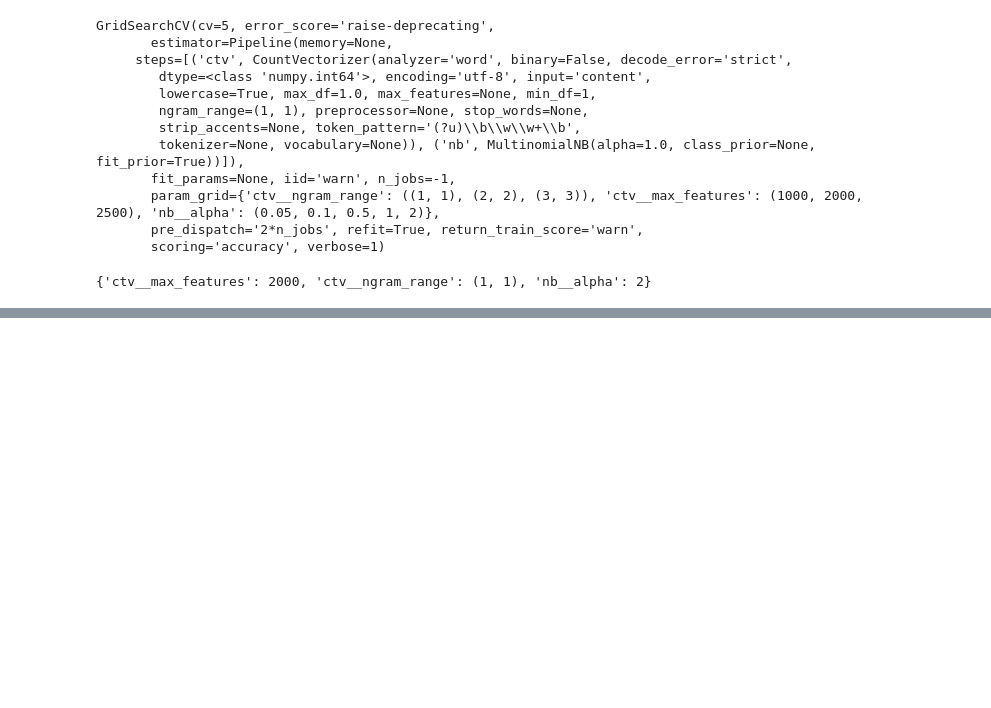
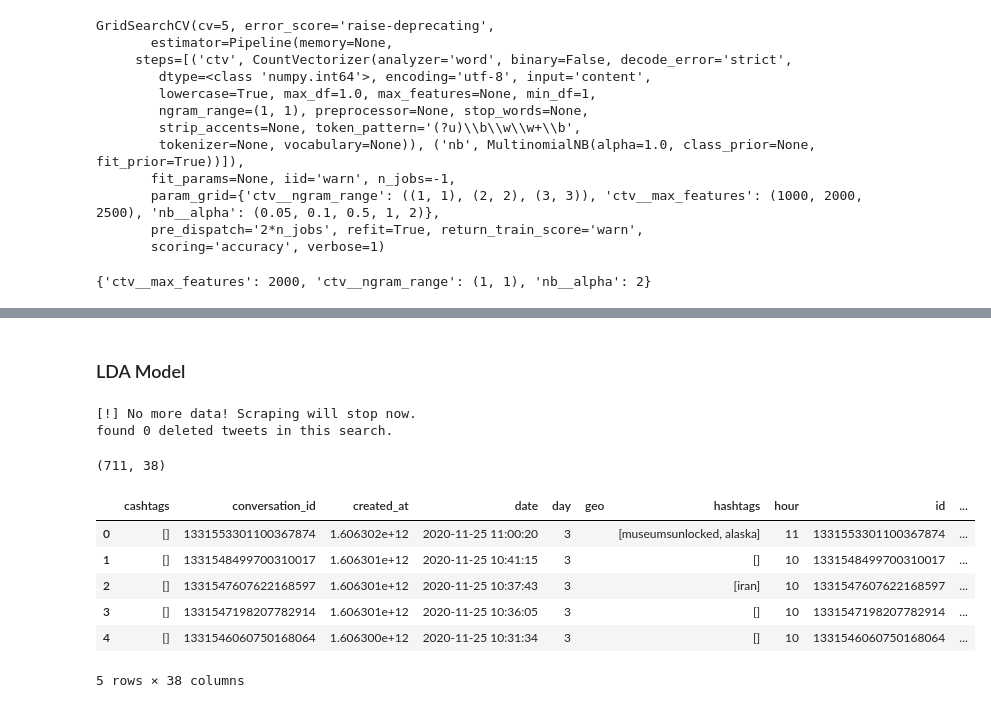
Before and after one commit to contatc2/green_mood_tracker, a Jupyter notebook: notebooks/thomasgiannetti_machine_learning.ipynb, the cells around one changed output, grey strips where cells are left out. Drawn from its saved outputs; the diff is of its cells as text; code cells hidden in the pictures; blank space fills up the shorter version.

```diff
--- a/notebooks/thomasgiannetti_machine_learning.ipynb
+++ b/notebooks/thomasgiannetti_machine_learning.ipynb
@@ -216,0 +226,2 @@ grid_search.best_params_
+# %% [markdown]
+### LDA Model
@@ -216,0 +241,29 @@ grid_search.best_params_
+# %%
+kwargs = dict(
+    keywords=['nuclear'],
+    cities=['London', 'Paris'],
+    since = '2020-11-08 12:00:00',
+    store_csv=False,
+    limit=500
+)
+
+t = TWINT(**kwargs)
+
+df_city = t.city_df()
+# %% [output]
+[!] No more data! Scraping will stop now.
+found 0 deleted tweets in this search.
+# %%
+df_city.shape
+# %% [output]
+(711, 38)
+# %%
+df_city.head()
+# %% [output]
+|  | cashtags | conversation_id | created_at | date | day | geo | hashtags | hour | id | ... |
+| 0 | [] | 1331553301100367874 | 1.606302e+12 | 2020-11-25 11:00:20 | 3 |  | [museumsunlocked, alaska] | 11 | 1331553301100367874 | ... |
+| 1 | [] | 1331548499700310017 | 1.606301e+12 | 2020-11-25 10:41:15 | 3 |  | [] | 10 | 1331548499700310017 | ... |
+| 2 | [] | 1331547607622168597 | 1.606301e+12 | 2020-11-25 10:37:43 | 3 |  | [iran] | 10 | 1331547607622168597 | ... |
+| 3 | [] | 1331547198207782914 | 1.606301e+12 | 2020-11-25 10:36:05 | 3 |  | [] | 10 | 1331547198207782914 | ... |
+| 4 | [] | 1331546060750168064 | 1.606300e+12 | 2020-11-25 10:31:34 | 3 |  | [] | 10 | 1331546060750168064 | ... |
+5 rows × 38 columns
```
Also changed, not shown: parts of 15 cells of this notebook, 6 other files.
